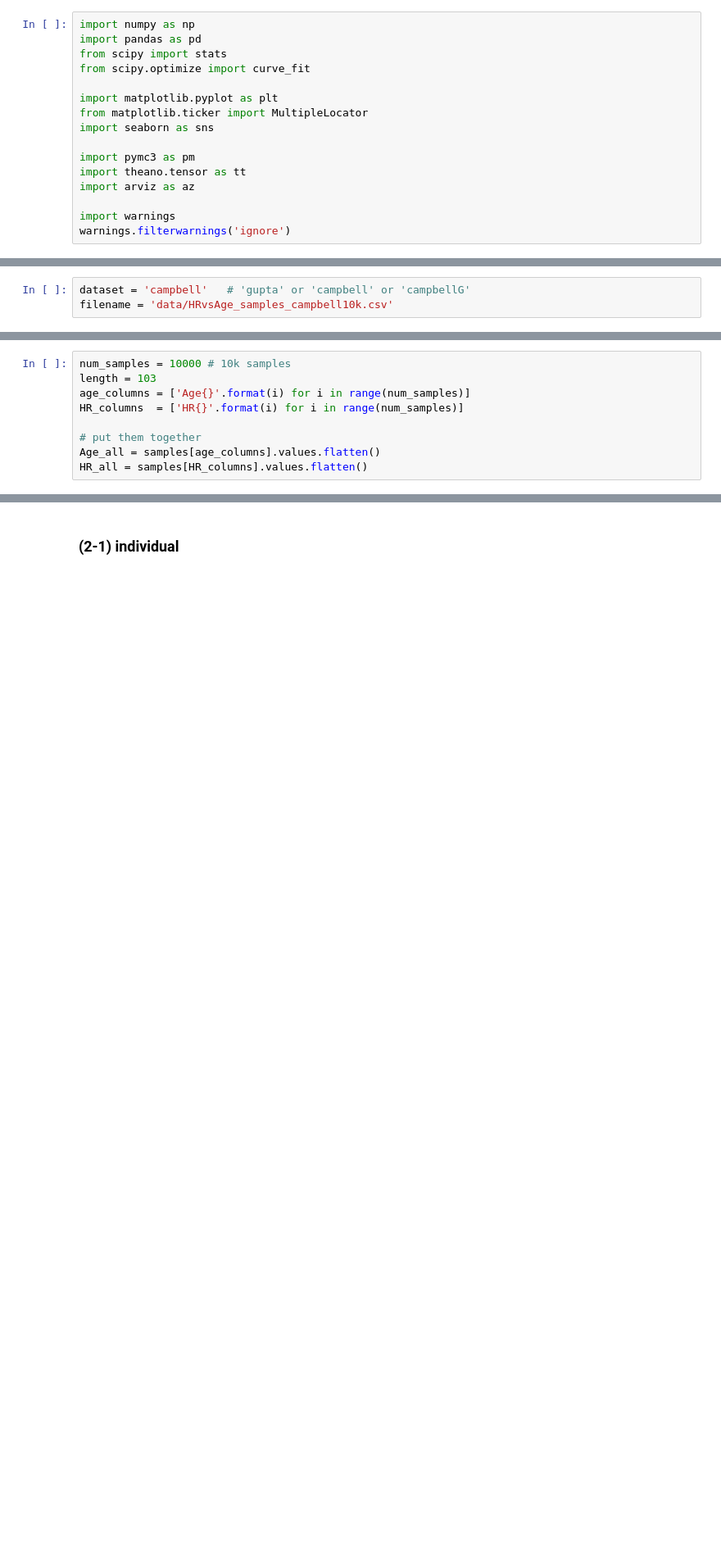
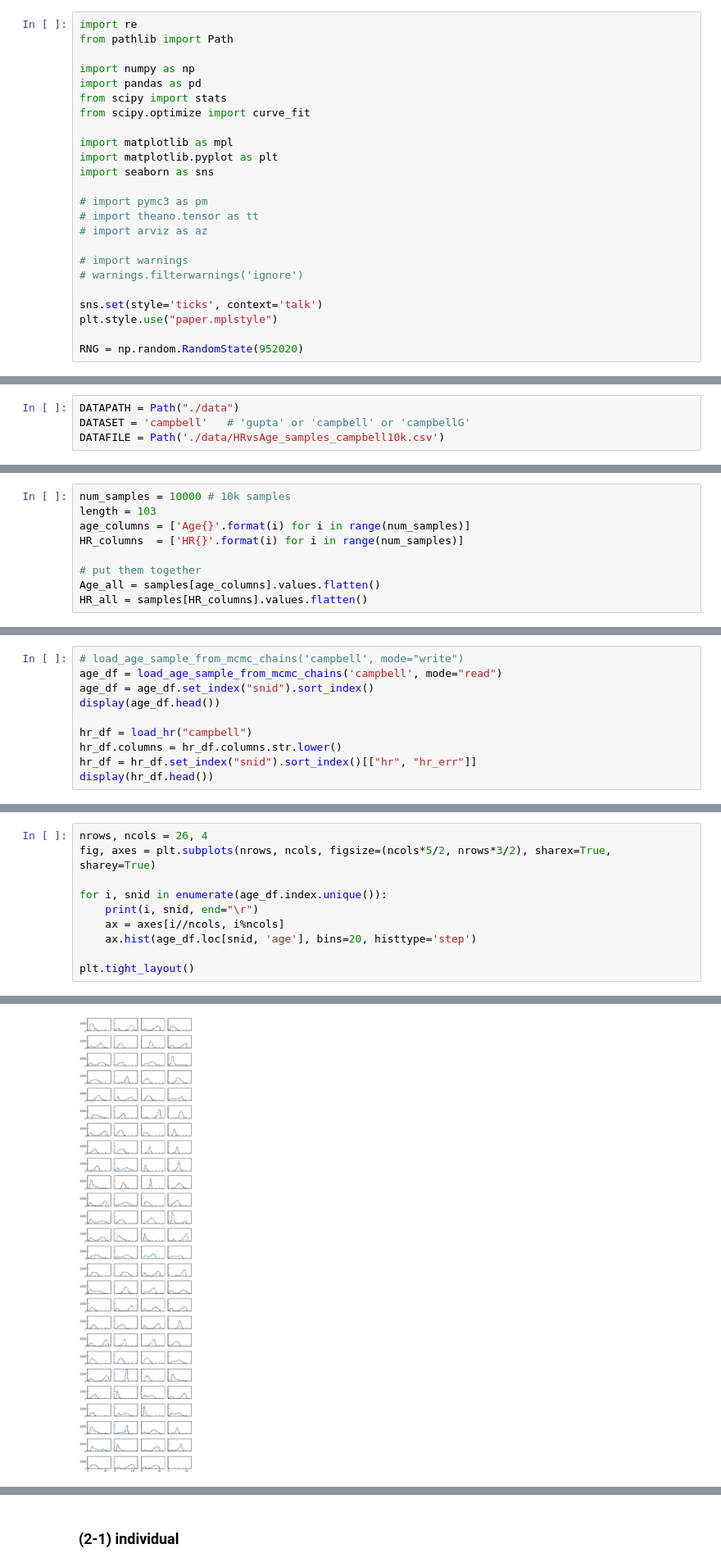
Before and after one commit to ketozhang/statistical-methods-on-sne-ia-luminosity-evolution, a Jupyter notebook: HRvsAge_Campbell_local.ipynb, the cells around one changed output, grey strips where cells are left out. Shown at 82% size. Saved outputs shown, nothing was run; the diff lists cells and outputs as text; blank space fills up the shorter version.

Commit message:
Add sampling method of R19 mcmc chain of Campbell

```diff
--- a/HRvsAge_Campbell_local.ipynb
+++ b/HRvsAge_Campbell_local.ipynb
@@ -1,16 +1,24 @@
 # %%
+import re
+from pathlib import Path
+
 import numpy as np
 import pandas as pd
 from scipy import stats
 from scipy.optimize import curve_fit
 
+import matplotlib as mpl
 import matplotlib.pyplot as plt
-from matplotlib.ticker import MultipleLocator
 import seaborn as sns
 
-import pymc3 as pm
-import theano.tensor as tt
-import arviz as az
+# import pymc3 as pm
+# import theano.tensor as tt
+# import arviz as az
 
-import warnings
-warnings.filterwarnings('ignore')
+# import warnings
+# warnings.filterwarnings('ignore')
+
+sns.set(style='ticks', context='talk')
+plt.style.use("paper.mplstyle")
+
+RNG = np.random.RandomState(952020)
@@ -21,3 +31,4 @@ WARNING (theano.tensor.blas): Using NumPy C-API based implementation for BLAS fu
 # %%
-dataset = 'campbell'   # 'gupta' or 'campbell' or 'campbellG'
-filename = 'data/HRvsAge_samples_campbell10k.csv'
+DATAPATH = Path("./data")
+DATASET = 'campbell'   # 'gupta' or 'campbell' or 'campbellG'
+DATAFILE = Path('./data/HRvsAge_samples_campbell10k.csv')
@@ -47,0 +111,10 @@ HR_all = samples[HR_columns].values.flatten()
+# %%
+# load_age_sample_from_mcmc_chains('campbell', mode="write")
+age_df = load_age_sample_from_mcmc_chains('campbell', mode="read")
+age_df = age_df.set_index("snid").sort_index()
+display(age_df.head())
+
+hr_df = load_hr("campbell")
+hr_df.columns = hr_df.columns.str.lower()
+hr_df = hr_df.set_index("snid").sort_index()[["hr", "hr_err"]]
+display(hr_df.head())
@@ -47,0 +136,11 @@ HR_all = samples[HR_columns].values.flatten()
+# %%
+nrows, ncols = 26, 4
+fig, axes = plt.subplots(nrows, ncols, figsize=(ncols*5/2, nrows*3/2), sharex=True, sharey=True)
+
+for i, snid in enumerate(age_df.index.unique()):
+    print(i, snid, end="\r")
+    ax = axes[i//ncols, i%ncols]
+    ax.hist(age_df.loc[snid, 'age'], bins=20, histtype='step')
+
+plt.tight_layout()
+# %% [output]
@@ -48 +148,2 @@ HR_all = samples[HR_columns].values.flatten()
+[figure, added]
 # %% [markdown]
```
Also changed, not shown: parts of 10 cells of this notebook.
